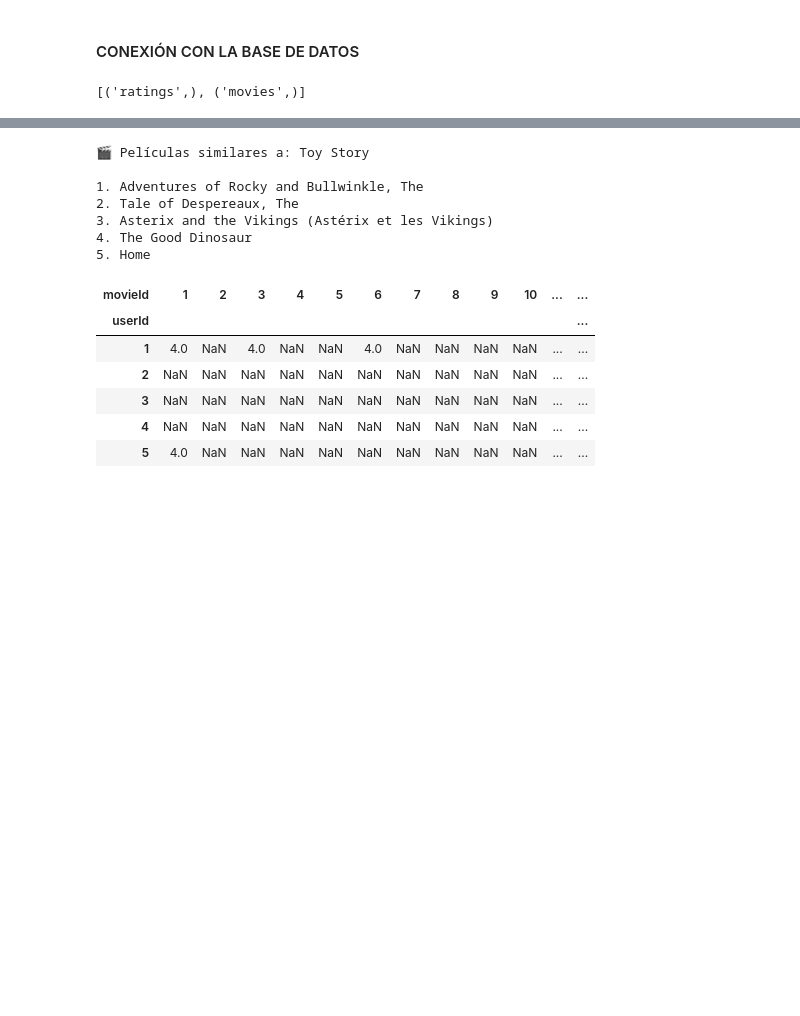
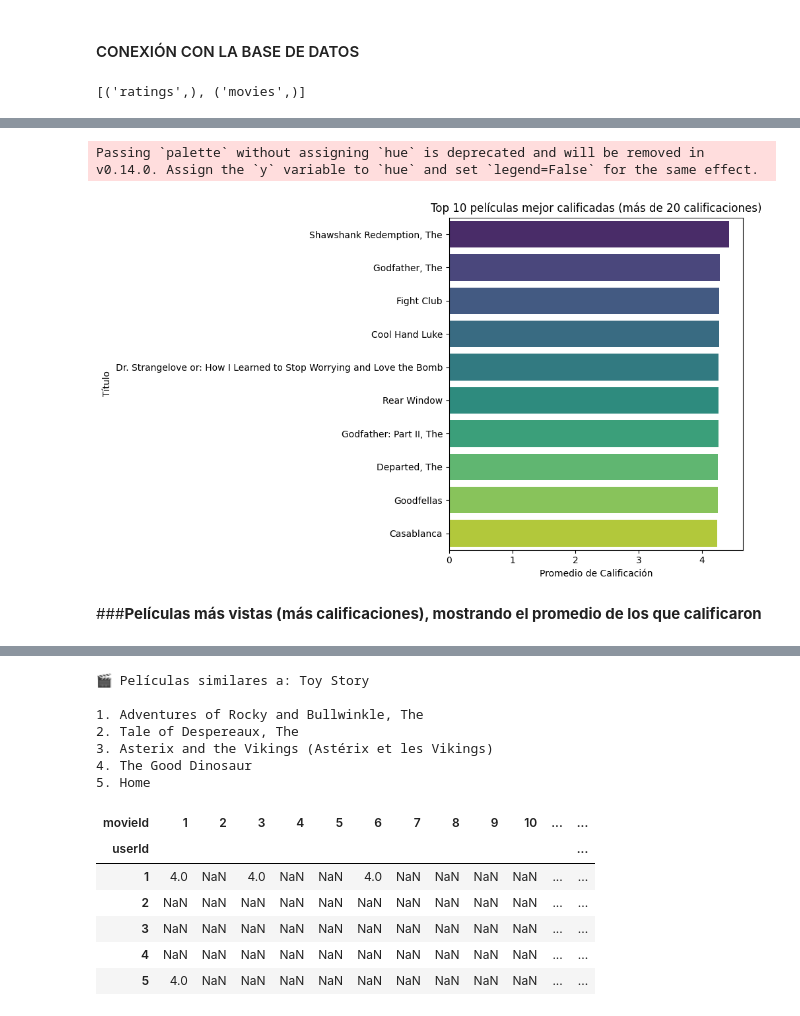
Before and after one commit to JuanCH94/Marketing, a Jupyter notebook: c_modelos.ipynb, the cells around one changed output, grey strips where cells are left out. Saved outputs shown, nothing was run; the diff lists cells and outputs as text; code cells hidden in the pictures; blank space fills up the shorter version.

Commit message:
Se organiza colab de exploración, se dejan análisis de las consultas y se crea cola de modelos

```diff
--- a/c_modelos.ipynb
+++ b/c_modelos.ipynb
@@ -36,0 +118,32 @@ cur.fetchall()
+# %%
+import matplotlib.pyplot as plt
+import seaborn as sns
+
+# Ejecutar la consulta
+query = """
+SELECT m.titulo,
+       AVG(r.rating) AS avg_rating,
+       COUNT(*) AS num_ratings
+FROM ratings r
+JOIN movies m ON r.movieId = m.movieId
+WHERE r.rating <> 0
+GROUP BY m.titulo
+HAVING num_ratings > 50
+ORDER BY avg_rating DESC
+LIMIT 10;
+"""
+top_movies = pd.read_sql_query(query, conexion)
+
+# Crear el gráfico
+plt.figure(figsize=(10, 6))
+sns.barplot(data=top_movies, x='avg_rating', y='titulo', palette='viridis')
+plt.title('Top 10 películas mejor calificadas (más de 20 calificaciones)')
+plt.xlabel('Promedio de Calificación')
+plt.ylabel('Título')
+plt.tight_layout()
+plt.show()
+# %% [output]
+Passing `palette` without assigning `hue` is deprecated and will be removed in v0.14.0. Assign the `y` variable to `hue` and set `legend=False` for the same effect.
+[figure, added]
+# %% [markdown]
+###**Películas más vistas (más calificaciones), mostrando el promedio de los que calificaron**
```
Also changed, not shown: parts of 41 cells of this notebook, 3 other files.
